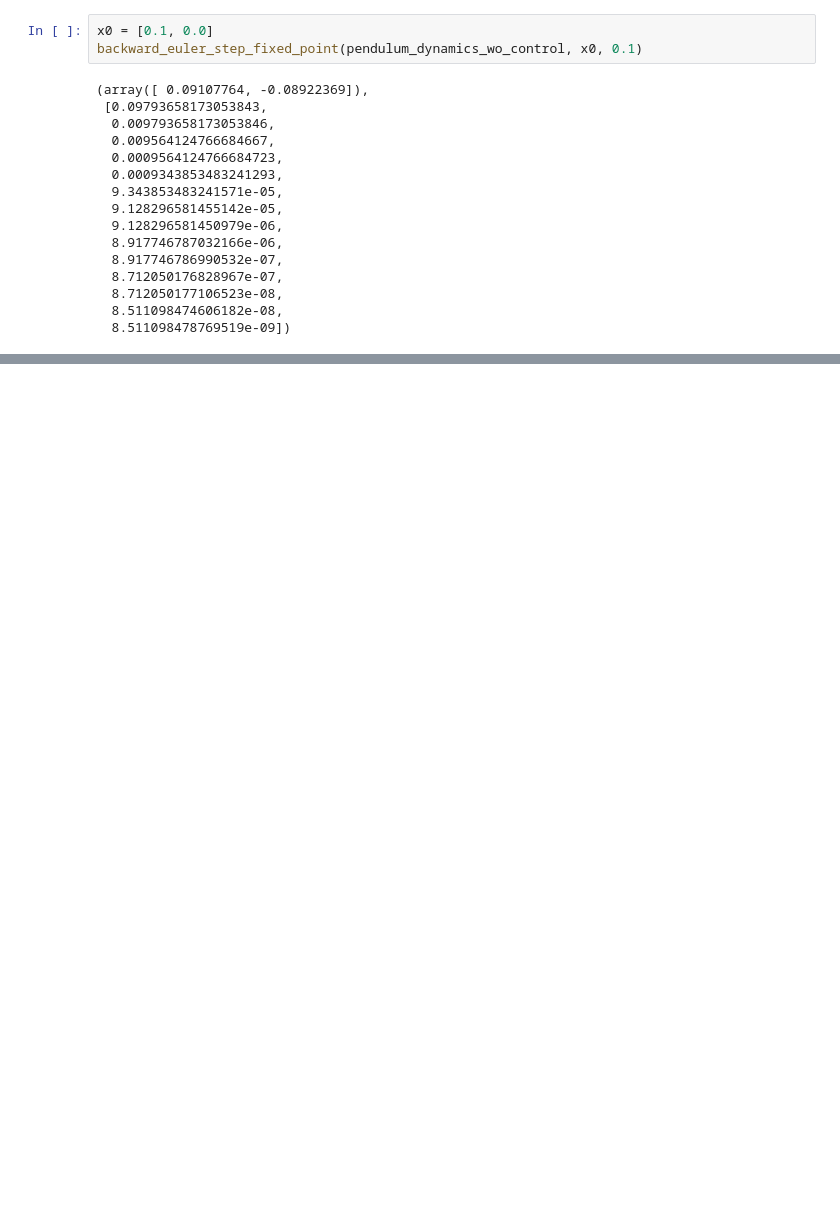
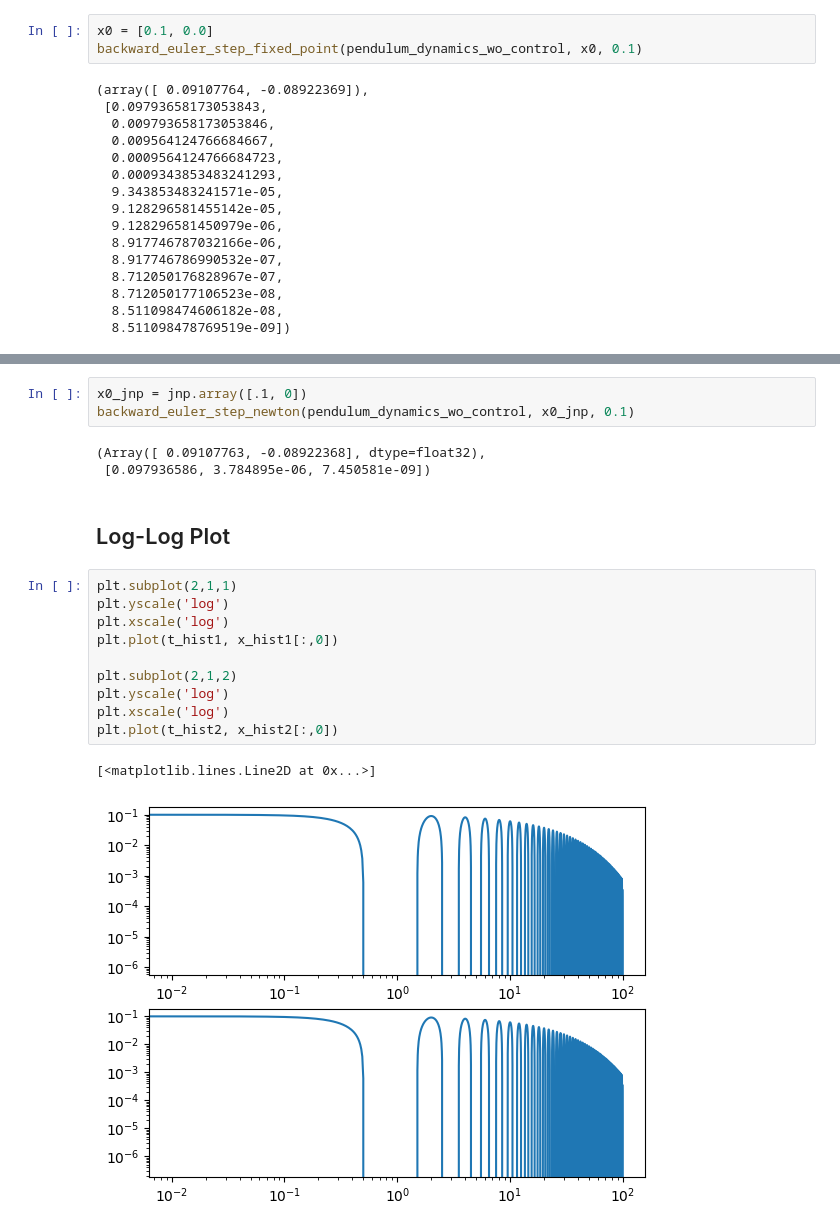
Before and after one commit to kimsooyoung/rl_oc_python, a Jupyter notebook: lec3_root_finding/root_finding.ipynb, the cells around one changed output, grey strips where cells are left out. Saved outputs shown, nothing was run; the diff lists cells and outputs as text; blank space fills up the shorter version.

```diff
--- a/lec3_root_finding/root_finding.ipynb
+++ b/lec3_root_finding/root_finding.ipynb
@@ -62,0 +150,21 @@ def backward_euler_step_newton(fun, x0, h)
+# %%
+x0_jnp = jnp.array([.1, 0])
+backward_euler_step_newton(pendulum_dynamics_wo_control, x0_jnp, 0.1)
+# %% [output]
+(Array([ 0.09107763, -0.08922368], dtype=float32),
+ [0.097936586, 3.784895e-06, 7.450581e-09])
+# %% [markdown]
+## Log-Log Plot
+# %%
+plt.subplot(2,1,1)
+plt.yscale('log')
+plt.xscale('log')
+plt.plot(t_hist1, x_hist1[:,0])
+
+plt.subplot(2,1,2)
+plt.yscale('log')
+plt.xscale('log')
+plt.plot(t_hist2, x_hist2[:,0])
+# %% [output]
+[<matplotlib.lines.Line2D at 0x...>]
+[figure, added]
```
Also changed, not shown: parts of 14 cells of this notebook, 1 other file.
